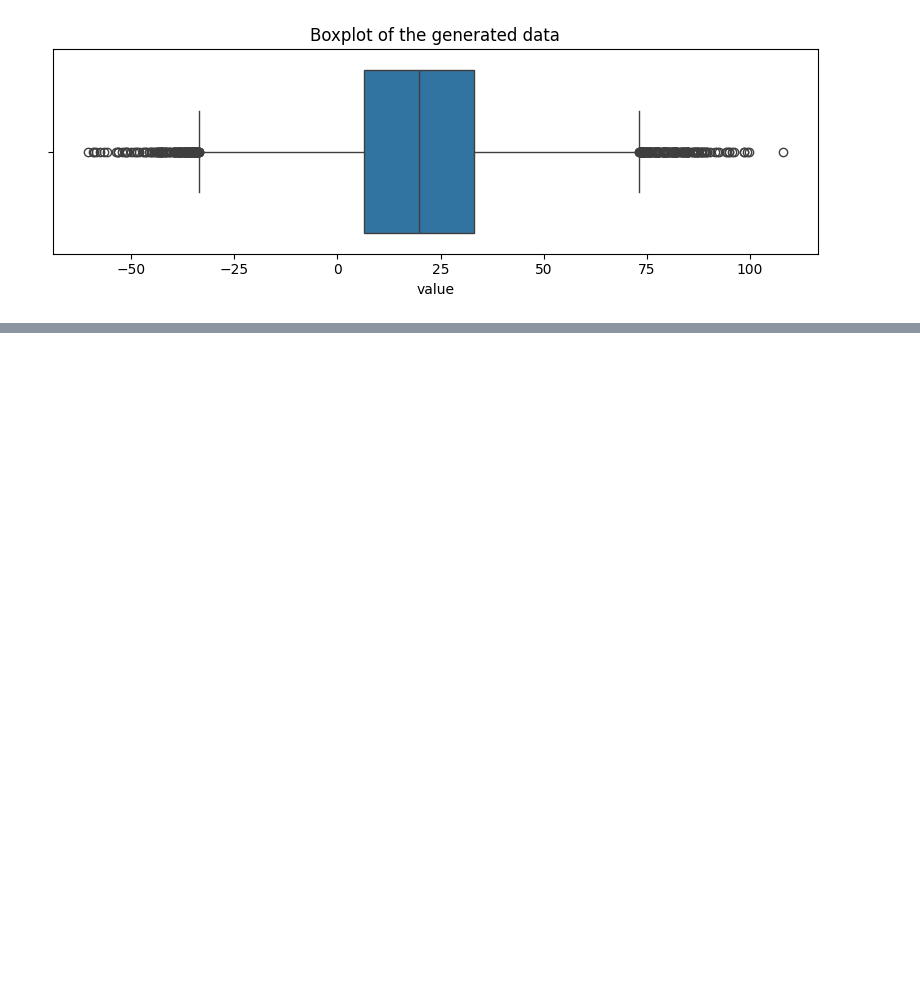
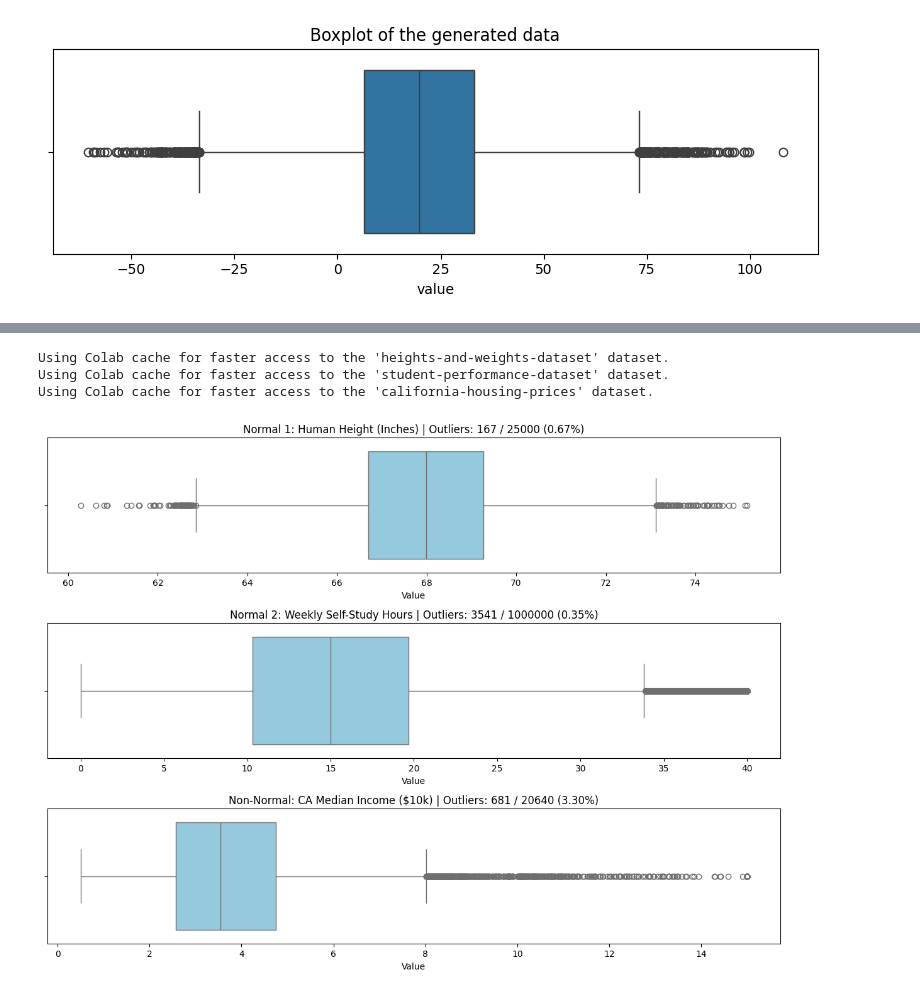
Before and after one commit to Dineshkumaryara/AML, a Jupyter notebook: Ex2.boxplot.ipynb, the cells around one changed output, grey strips where cells are left out. Saved outputs shown, nothing was run; the diff lists cells and outputs as text; code cells hidden in the pictures; blank space fills up the shorter version.

```diff
--- a/Ex2.boxplot.ipynb
+++ b/Ex2.boxplot.ipynb
@@ -78,0 +83,60 @@ plt.show()
+# %%
+import glob
+import os
+import kagglehub
+import matplotlib.pyplot as plt
+import numpy as np
+import pandas as pd
+import seaborn as sns
+from google.colab import userdata
+
+# Load Kaggle API token securely from Colab Secrets
+os.environ["KAGGLE_API_TOKEN"] = userdata.get("KAGGLE_API_TOKEN")
+
+# 1. Normal Dataset 1: Human Heights (Inches)
+path_1 = kagglehub.dataset_download("burnoutminer/heights-and-weights-dataset")
+df_1 = pd.read_csv(glob.glob(os.path.join(path_1, "*.csv"))[0])
+data_normal_1 = df_1["Height(Inches)"].dropna().to_numpy()
+
+# 2. Normal Dataset 2: Student Weekly Self-Study Hours
+path_2 = kagglehub.dataset_download(
+    "nabeelqureshitiii/student-performance-dataset"
+)
+df_2 = pd.read_csv(glob.glob(os.path.join(path_2, "*.csv"))[0])
+data_normal_2 = df_2["weekly_self_study_hours"].dropna().to_numpy()
+
+# 3. Non-Normal Dataset: California Median Income (right-skewed)
+path_3 = kagglehub.dataset_download("camnugent/california-housing-prices")
+df_3 = pd.read_csv(glob.glob(os.path.join(path_3, "*.csv"))[0])
+data_non_normal = df_3["median_income"].dropna().to_numpy()
+
+datasets = {
+    "Normal 1: Human Height (Inches)": data_normal_1,
+    "Normal 2: Weekly Self-Study Hours": data_normal_2,
+    "Non-Normal: CA Median Income ($10k)": data_non_normal,
+}
+
+# Create horizontal boxplots and print IQR outlier counts for comparison
+fig, axes = plt.subplots(3, 1, figsize=(12, 9))
+
+for ax, (name, values) in zip(axes, datasets.items()):
+    q1, median, q3 = np.percentile(values, [25, 50, 75])
+    iqr = q3 - q1
+    lower_fence = q1 - 1.5 * iqr
+    upper_fence = q3 + 1.5 * iqr
+    outliers = values[(values < lower_fence) | (values > upper_fence)]
+
+    sns.boxplot(x=values, ax=ax, color="skyblue")
+    ax.set_title(
+        f"{name} | Outliers: {outliers.size} / {values.size}"
+        f" ({outliers.size / values.size:.2%})"
+    )
+    ax.set_xlabel("Value")
+
+plt.tight_layout()
+plt.show()
+# %% [output]
+Using Colab cache for faster access to the 'heights-and-weights-dataset' dataset.
+Using Colab cache for faster access to the 'student-performance-dataset' dataset.
+Using Colab cache for faster access to the 'california-housing-prices' dataset.
+[figure, added]
```
Also changed, not shown: parts of 3 cells of this notebook.
